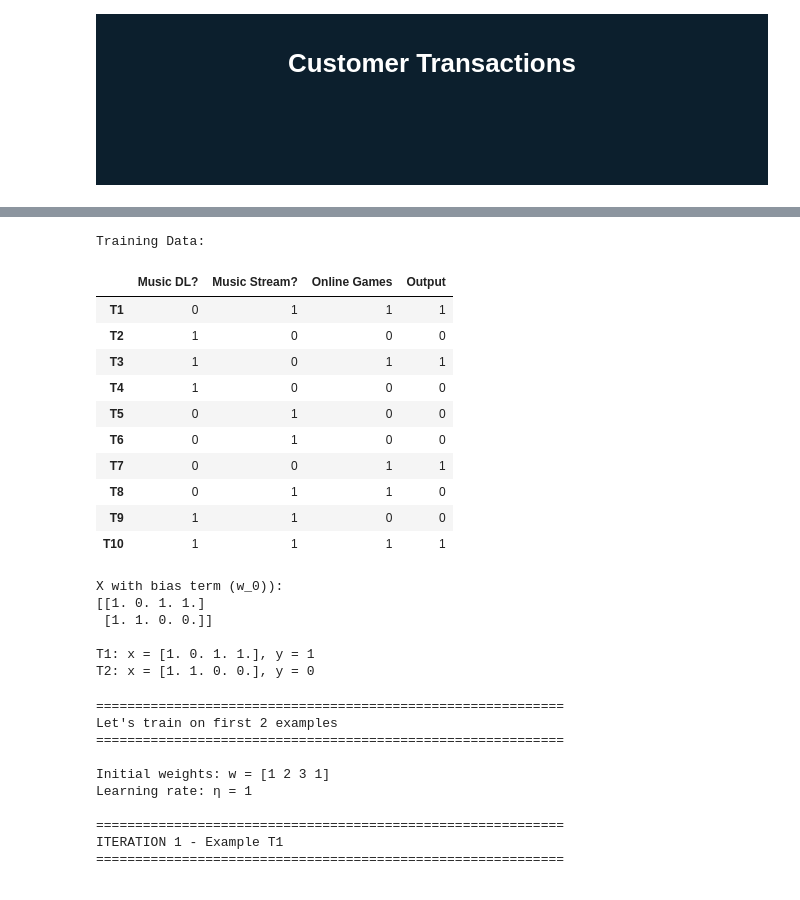
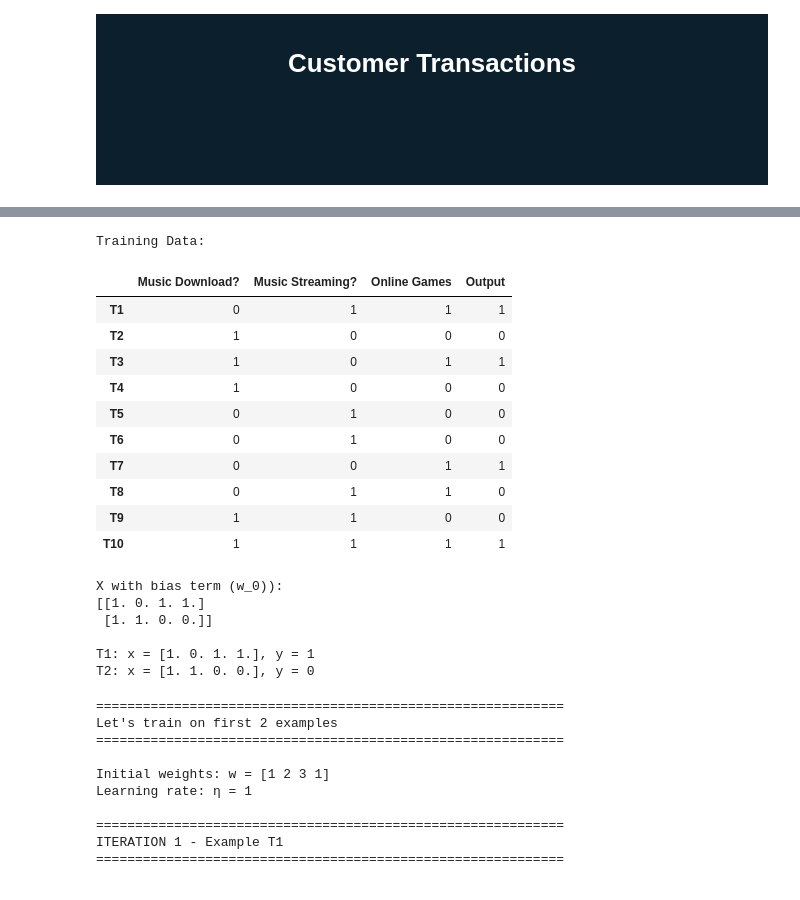
Before and after one commit to HebaNAS/D2xDL-Week7, a Jupyter notebook: LinearRegression.ipynb, the cells around one changed output, grey strips where cells are left out. Drawn from its saved outputs; the diff is of its cells as text; code cells hidden in the pictures.

```diff
--- a/LinearRegression.ipynb
+++ b/LinearRegression.ipynb
@@ -452,33 +453,34 @@ plt.show()
 # %%
 import numpy as np
 import matplotlib.pyplot as plt
 from matplotlib.animation import FuncAnimation
 from IPython.display import HTML
 import pandas as pd
 
-# Data
-data = pd.DataFrame({
-    'Music DL?': [0, 1, 1, 1, 0, 0, 0, 0, 1, 1],
-    'Music Stream?': [1, 0, 0, 0, 1, 1, 0, 1, 1, 1],
-    'Online Games': [1, 0, 1, 0, 0, 0, 1, 1, 0, 1],
-    'Output': [1, 0, 1, 0, 0, 0, 1, 0, 0, 1]
-}, index=[f'T{i}' for i in range(1, 11)])
+# Data: the shared Week 7 file (data/customer_transactions.csv).
+# The worked example uses three of its four features. Note that with these three features
+# T1 and T8 look identical but have different outputs (see the Perceptron notebook).
+FEATURES = ['Music Download?', 'Music Streaming?', 'Online Games']
+raw = pd.read_csv('data/customer_transactions.csv', index_col='Transaction')
+data = (raw[FEATURES] == 'Yes').astype(int)          # Yes -> 1, No -> 0
+data['Output'] = (raw['Output'] == 'Buys').astype(int)  # Buys -> 1, Cancels -> 0
+data.index.name = None
 
 print("Training Data:")
 display(data)
 
 # Add bias term (the "1" at the beginning)
 X = data.iloc[:, :-1].values
 X_with_bias = np.column_stack([np.ones(len(X)), X])  # Add column of 1s
 y = data['Output'].values
 
 print("\nX with bias term (w_0)):")
 print(X_with_bias[:2])
 print(f"\nT1: x = {X_with_bias[0]}, y = {y[0]}")
 print(f"T2: x = {X_with_bias[1]}, y = {y[1]}")
 # %% [output]
 Training Data:
-|  | Music DL? | Music Stream? | Online Games | Output |
+|  | Music Download? | Music Streaming? | Online Games | Output |
 | T1 | 0 | 1 | 1 | 1 |
 | T2 | 1 | 0 | 0 | 0 |
 | T3 | 1 | 0 | 1 | 1 |
```
Also changed, not shown: parts of 31 cells of this notebook, 6 other files.
